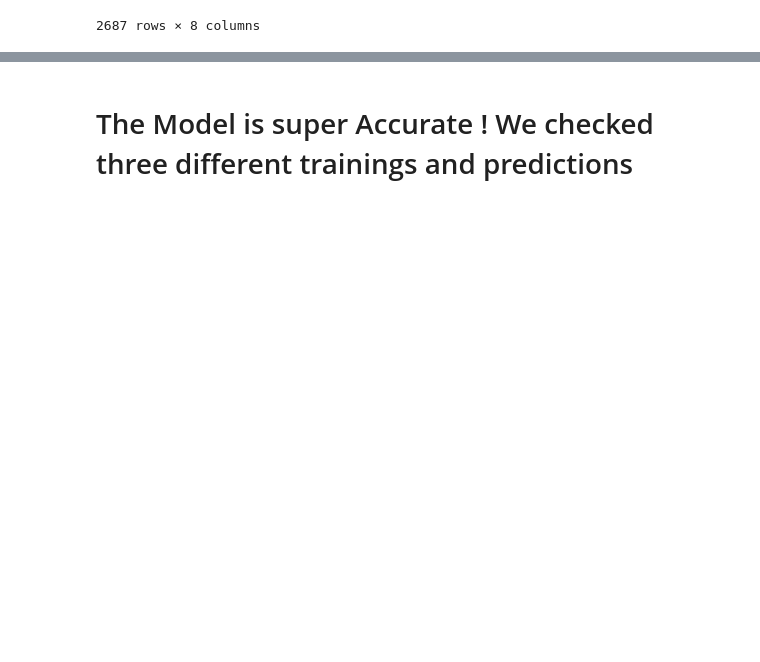
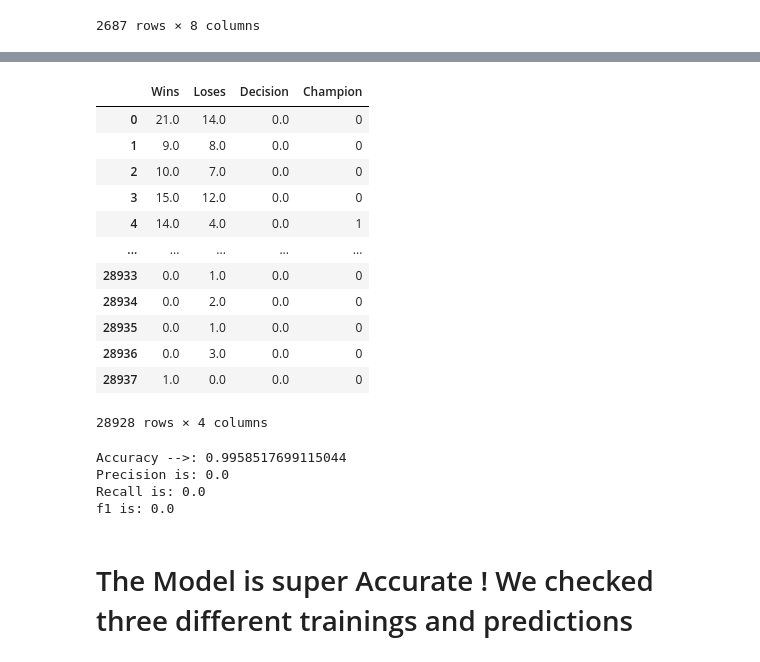
Before and after one commit to omriglevi/DataScience-Final, a Jupyter notebook: Data Science Final Project.ipynb, the cells around one changed output, grey strips where cells are left out. Drawn from its saved outputs; the diff is of its cells as text; code cells hidden in the pictures; blank space fills up the shorter version.

```diff
--- a/Data Science Final Project.ipynb
+++ b/Data Science Final Project.ipynb
@@ -785,2 +786,39 @@ X
+# %%
+X=df.copy()
+y=X['Poor_Country'].copy()
+X=X.drop(['Full_Name','Country','Poor_Country','Wins_By_KO','Wins_By_Submission','Loses_By_KO','Loses_By_Submission'],axis=1)
+X
+# %% [output]
+|  | Wins | Loses | Decision | Champion |
+| 0 | 21.0 | 14.0 | 0.0 | 0 |
+| 1 | 9.0 | 8.0 | 0.0 | 0 |
+| 2 | 10.0 | 7.0 | 0.0 | 0 |
+| 3 | 15.0 | 12.0 | 0.0 | 0 |
+| 4 | 14.0 | 4.0 | 0.0 | 1 |
+| ... | ... | ... | ... | ... |
+| 28933 | 0.0 | 1.0 | 0.0 | 0 |
+| 28934 | 0.0 | 2.0 | 0.0 | 0 |
+| 28935 | 0.0 | 1.0 | 0.0 | 0 |
+| 28936 | 0.0 | 3.0 | 0.0 | 0 |
+| 28937 | 1.0 | 0.0 | 0.0 | 0 |
+28928 rows × 4 columns
+# %%
+
+
+x_train, x_test, y_train, y_test = train_test_split(X, y)
+lrm_5=linear_model.LogisticRegression()
+lrm_5.fit(x_train,y_train)
+y_pred5 = lrm_5.predict(x_test)
+y_actual5=y_test
+metrics.confusion_matrix(y_actual5, y_pred5)
+print("Accuracy -->:",metrics.accuracy_score(y_actual5, y_pred5))
+print("Precision is:",metrics.precision_score(y_actual5, y_pred5))
+print("Recall is:",metrics.recall_score(y_actual5, y_pred5))
+print("f1 is:",metrics.f1_score(y_actual5, y_pred5))
+# %% [output]
+Accuracy -->: 0.9958517699115044
+Precision is: 0.0
+Recall is: 0.0
+f1 is: 0.0
 # %% [markdown]
 <h1> The Model is super Accurate ! We checked three different trainings and predictions</h1>
```
Also changed, not shown: parts of 6 cells of this notebook.
